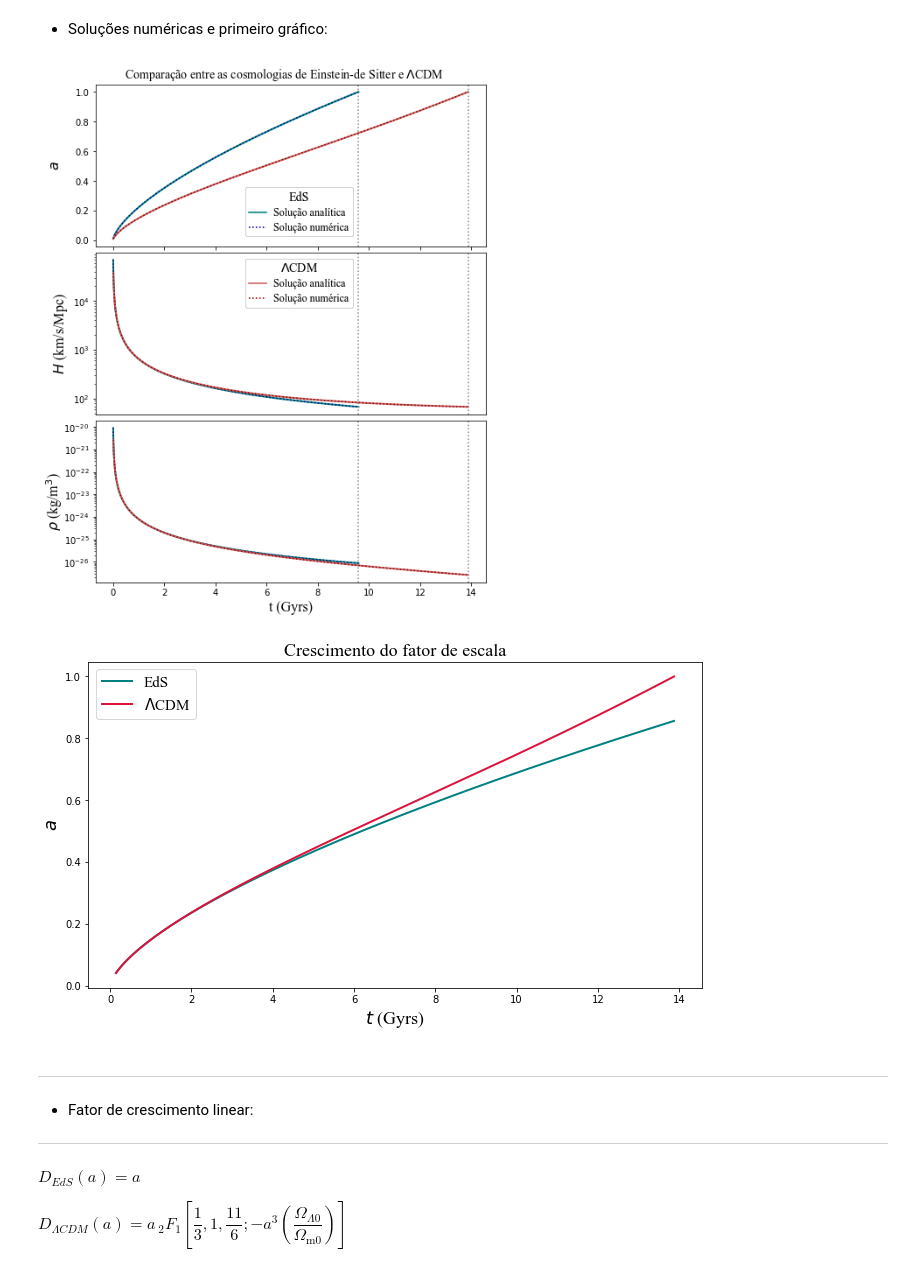
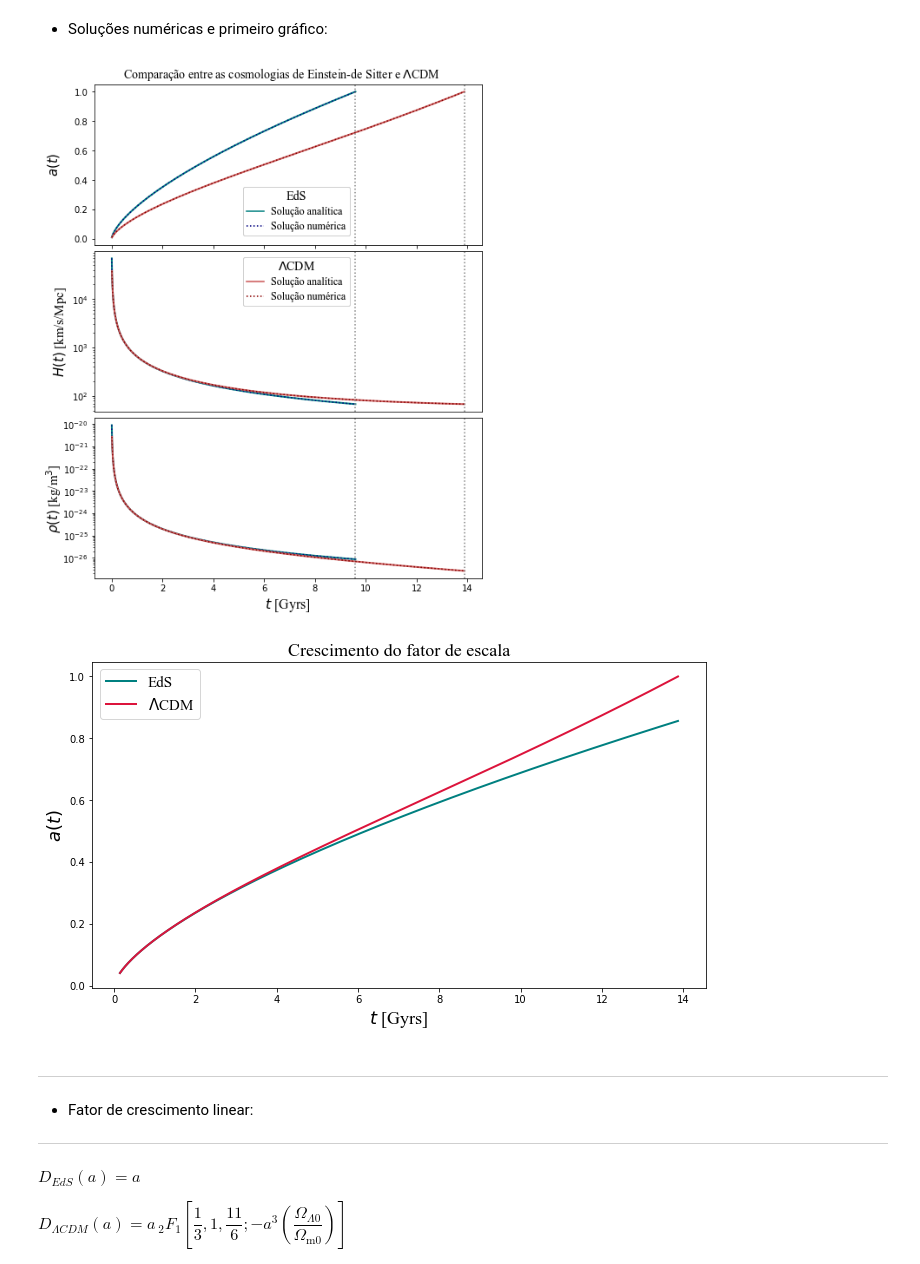
Before and after one commit to laurapcrv/codigo, a Jupyter notebook: Dissertacao.ipynb, the cells around one changed output. Drawn from its saved outputs; the diff is of its cells as text; code cells hidden in the pictures.

```diff
--- a/Dissertacao.ipynb
+++ b/Dissertacao.ipynb
@@ -156,12 +155,13 @@ LCDM_legenda = [
 # %%
 # Gráficos:
 
-font_figF = {'family': 'Times New Roman', 'size': 14} # Fonte das legendas
-figF, (plotF1, plotF2, plotF3, legend_subplot) = plt.subplots(nrows=4, ncols=1, figsize=(8, 14)) # Criando subplots
+font_figF = {'family': 'Times New Roman', 'size': 14} # fonte das legendas
+figF, (plotF1, plotF2, plotF3, legend_subplot) = plt.subplots(nrows=4, ncols=1, figsize=(8, 14)) # criando subplots
 
 # Legendas em bloco:
-Legenda_EdS_plotF1 = plotF1.legend(handles = EdS_legenda, bbox_to_anchor = (0.67, 0.39)) # Legendas no segundo subplot posicionadas manualmente
-Legenda_EdS_plotF1.set_title("EdS", prop = font_figF) # Nomeando o primeiro bloco e definindo a fonte
+
+Legenda_EdS_plotF1 = plotF1.legend(handles = EdS_legenda, bbox_to_anchor = (0.67, 0.39)) # legendas no segundo subplot posicionadas manualmente
+Legenda_EdS_plotF1.set_title("EdS", prop = font_figF) # nomeando o primeiro bloco e definindo a fonte
 for text in Legenda_EdS_plotF1.get_texts():
     text.set_fontfamily('Times New Roman')
     text.set_fontsize(12)
@@ -170,65 +170,63 @@ Legenda_LCDM_plotF2.set_title("$\Lambda$CDM", prop = font_figF)
 for text in Legenda_LCDM_plotF2.get_texts():
     text.set_fontfamily('Times New Roman')
     text.set_fontsize(12)
 
 figF.suptitle('Comparação entre as cosmologias de Einstein-de Sitter e $\Lambda$CDM',  fontsize = 14, family = 'Times New Roman', y = 0.9) # Colocando o título na posição adequada
-plotF1.plot(t_Gyrs(t_eixo_EdS), a_EdS(t_eixo_EdS), color = 'teal', linestyle = '-', linewidth = 2) # Plota a solução analítica EdS
-plotF1.plot(t_Gyrs(t_eixo_EdS), a_numerico_EdS_1, color = 'navy', linestyle = 'dotted') # Plota a solução numérica EdS
-plotF1.plot(t_Gyrs(t_eixo_LCDM), a_LCDM(t_eixo_LCDM), color = 'indianred', linestyle = '-', linewidth = 2) # Plota a solução numérica LCDM
-plotF1.plot(t_Gyrs(t_eixo_LCDM), a_numerico_LCDM_1, color = 'maroon', linestyle = 'dotted')  # Plota a solução analítica LCDM
-plotF1.set_ylabel('$a$', fontsize = 16, family = 'Times New Roman') # Nomeia o eixo y
+plotF1.plot(t_Gyrs(t_eixo_EdS), a_EdS(t_eixo_EdS), color = 'teal', linestyle = '-', linewidth = 2) # plota a solução analítica EdS
+plotF1.plot(t_Gyrs(t_eixo_EdS), a_numerico_EdS_1, color = 'navy', linestyle = 'dotted') # plota a solução numérica EdS
+plotF1.plot(t_Gyrs(t_eixo_LCDM), a_LCDM(t_eixo_LCDM), color = 'indianred', linestyle = '-', linewidth = 2) # plota a solução numérica LCDM
+plotF1.plot(t_Gyrs(t_eixo_LCDM), a_numerico_LCDM_1, color = 'maroon', linestyle = 'dotted')  # plota a solução analítica LCDM
+plotF1.set_ylabel('$a(t)$', fontsize = 15, family = 'Times New Roman') # nomeia o eixo y
 plotF1.set_xlabel('') # Nomeia o eixo x
-plotF1.axvline(t_Gyrs(t_0_EdS), color = 'gray', linestyle = 'dotted') # Linha do "hoje" em EdS
-plotF1.axvline(t_Gyrs(t_0_LCDM), color = 'gray', linestyle = 'dotted') # Linha do "hoje" em LCDM
+plotF1.axvline(t_Gyrs(t_0_EdS), color = 'gray', linestyle = 'dotted') # linha do "hoje" em EdS
+plotF1.axvline(t_Gyrs(t_0_LCDM), color = 'gray', linestyle = 'dotted') # linha do "hoje" em LCDM
 plotF1.add_artist(Legenda_EdS_plotF1)
-plotF1.yaxis.set_label_coords(-0.084, 0.5) # Alinhando o eixo vertical com os dos outros subplots
+plotF1.yaxis.set_label_coords(-0.084, 0.5) # alinhando o eixo vertical com os dos outros subplots
 
 plotF2.plot(t_Gyrs(t_eixo_EdS), 68*H_EdS(t_eixo_EdS), color = 'teal', linestyle = '-', linewidth = 2)
 plotF2.plot(t_Gyrs(t_eixo_EdS), 68*H_EdS_numerico_1, color = 'navy', linestyle = 'dotted')
 plotF2.plot(t_Gyrs(t_eixo_LCDM), 68*H_LCDM(t_eixo_LCDM), color = 'indianred', linestyle = '-', linewidth = 2)
 plotF2.plot(t_Gyrs(t_eixo_LCDM), 68*H_LCDM_numerico_1, color = 'maroon', linestyle = 'dotted')
-plotF2.set_ylabel('$H$ (km/s/Mpc)', fontsize = 16, family = 'Times New Roman')
+plotF2.set_ylabel('$H(t)$ [km/s/Mpc]', fontsize = 15, family = 'Times New Roman')
 plotF2.set_xlabel('')
 plotF2.set_yscale('log')
 plotF2.axvline(t_Gyrs(t_0_EdS), color = 'gray', linestyle = 'dotted')
 plotF2.axvline(t_Gyrs(t_0_LCDM), color = 'gray', linestyle = 'dotted')
 plotF2.tick_params(axis = 'x', which = 'both', bottom=False, top=False, labelbottom=False)
 plotF2.add_artist(Legenda_LCDM_plotF2)
 
 plotF3.plot(t_Gyrs(t_eixo_EdS), rho_0_EdS*rho_EdS(t_eixo_EdS), color = 'teal', linestyle = '-', linewidth = 2)
 plotF3.plot(t_Gyrs(t_eixo_EdS), rho_0_EdS*rho_numerico_EdS, color = 'navy', linestyle = 'dotted')
 plotF3.plot(t_Gyrs(t_eixo_LCDM), rho_0_LCDM*rho_LCDM(t_eixo_LCDM), color = 'indianred', linestyle = '-', linewidth = 2)
 plotF3.plot(t_Gyrs(t_eixo_LCDM), rho_0_LCDM*rho_numerico_LCDM, color = 'maroon', linestyle = 'dotted')
-plotF3.set_ylabel(r'$\rho$ (kg/m$^3$)', fontsize = 16, family = 'Times New Roman')
-plotF3.set_xlabel('t (Gyrs)', fontsize = 16, family = 'Times New Roman')
+plotF3.set_ylabel(r'$\rho(t)$ [kg/m$^3$]', fontsize = 15, family = 'Times New Roman')
+plotF3.set_xlabel('$t$ [Gyrs]', fontsize = 16, family = 'Times New Roman')
 plotF3.set_yscale('log')
 plotF3.axvline(t_Gyrs(t_0_EdS), color = 'gray', linestyle = 'dotted')
 plotF3.axvline(t_Gyrs(t_0_LCDM), color = 'gray', linestyle = 'dotted')
 plotF3.yaxis.set_label_coords(-0.08, 0.5)
 
-figF.delaxes(legend_subplot) # Retirando o subplot contendo apenas a legenda, que ficaria vazio embaixo
-plt.subplots_adjust(hspace=0.04) # Ajustando as distâncias entre os subplots
-plt.savefig('plotsfriedmann.pdf', bbox_inches = 'tight') # Salvando a imagem e removendo margens em branco da figura
+figF.delaxes(legend_subplot) # retirando o subplot contendo apenas a legenda, que ficaria vazio embaixo
+plt.subplots_adjust(hspace=0.04) # ajustando as distâncias entre os subplots
+plt.savefig('plotsfriedmann.pdf', bbox_inches = 'tight') # salvando a imagem e removendo margens em branco da figura
 plt.show()
 # %% [output]
-[figure, old version]
+[figure, new version]
 # %%
-# Gráfico simples para mostrar que o fator de escala em LCDM crescre mais que o de EdS a partir de determinado ponto:
-
-t_eixo_1 = np.linspace(0.01, t_0_LCDM, 10**4)
+t_eixo_1 = np.linspace(0.01, t_0_LCDM, 10**4) # o mesmo para EdS e LCDM
 
 font_figA = {'family': 'Times New Roman', 'size': 15}
 plt.figure(figsize=(11, 6))
 plt.title('Crescimento do fator de escala', fontsize = 18, family = 'Times New Roman')
 plt.plot(t_Gyrs(t_eixo_1), (a_LCDM(t_eixo_1[0])/a_EdS(t_eixo_1[0]))*a_EdS(t_eixo_1), color = 'teal', linestyle = '-', label = 'EdS', linewidth = 2)
 plt.plot(t_Gyrs(t_eixo_1), a_LCDM(t_eixo_1), color = 'crimson', linestyle = '-', label = '$\Lambda$CDM', linewidth = 2)
-plt.ylabel('$a$', fontsize = 18, family = 'Times New Roman')
-plt.xlabel('$t$ (Gyrs)', fontsize = 18, family = 'Times New Roman')
+plt.ylabel('$a(t)$', fontsize = 18, family = 'Times New Roman')
+plt.xlabel('$t$ [Gyrs]', fontsize = 18, family = 'Times New Roman')
 plt.legend(prop = font_figA)
 plt.savefig('fatordeescala.pdf', bbox_inches = 'tight')
 plt.show()
 # %% [output]
-[figure, old version]
+[figure, new version]
 # %% [markdown]
 -----------------------------------
 
```
Also changed, not shown: parts of 27 cells of this notebook.
